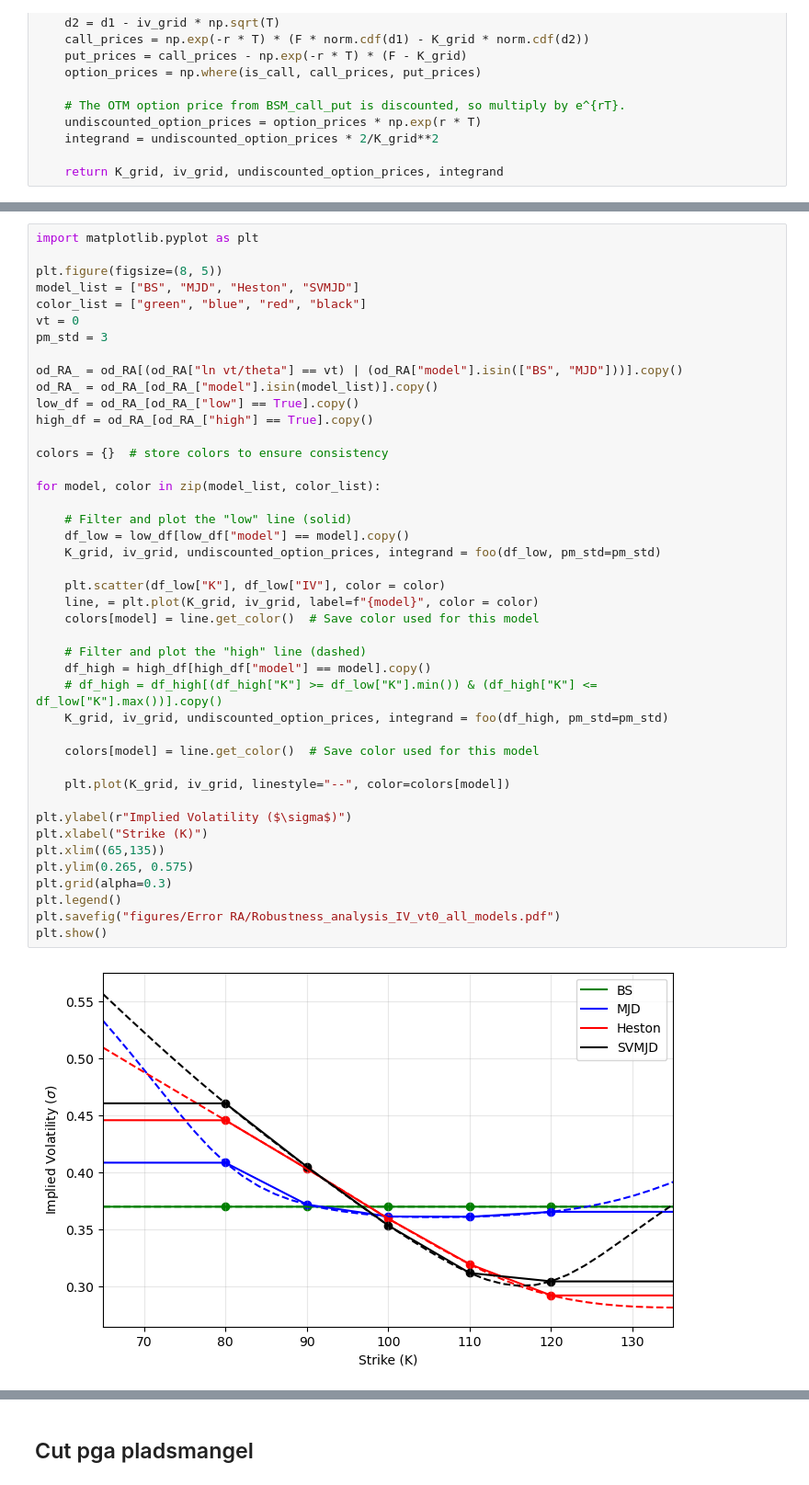
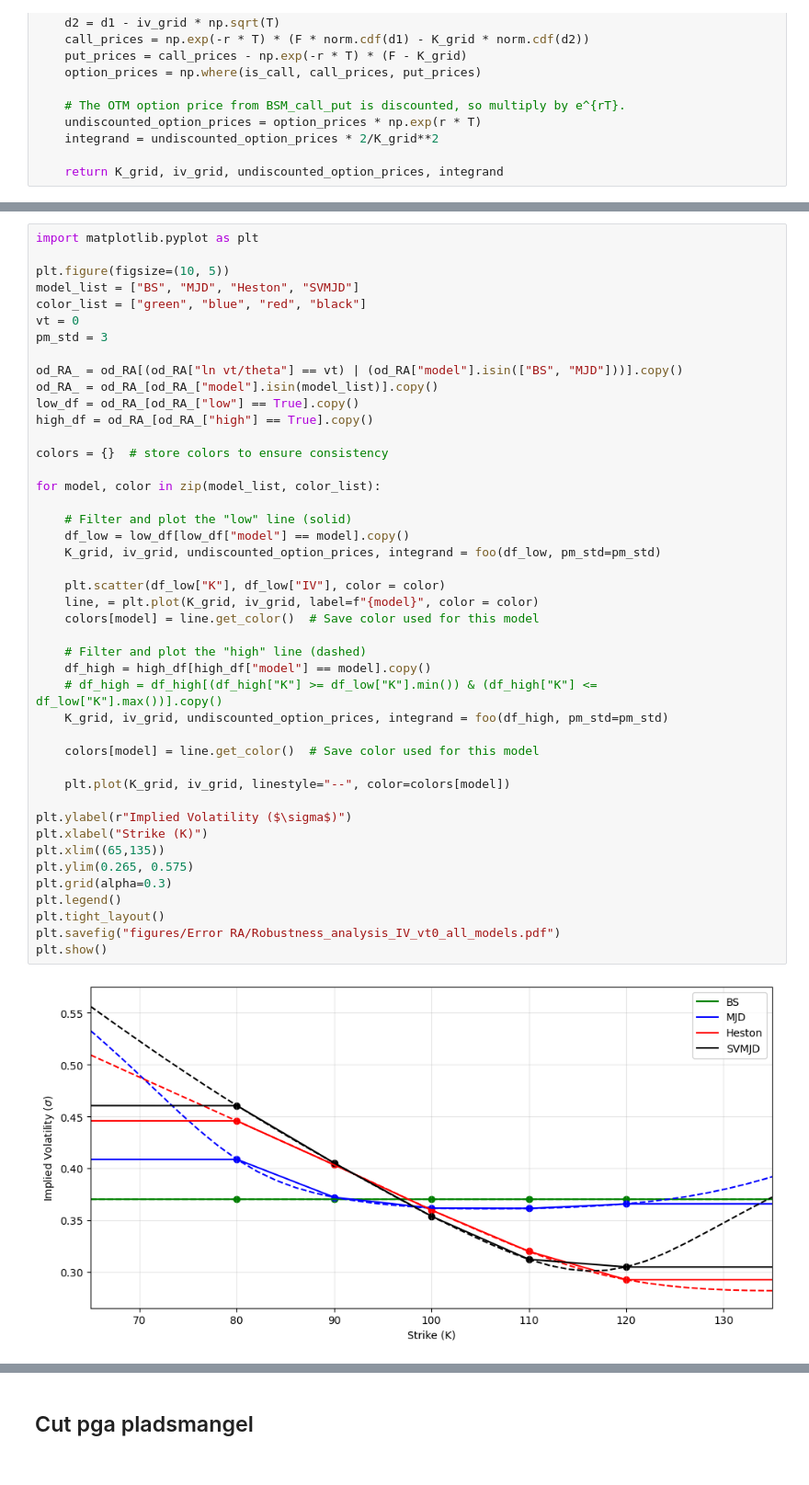
Before and after one commit to MadsHebsgaard/volpy, a Jupyter notebook: Code to produce results/Error_Robustness_Analysis.ipynb, the cells around one changed output, grey strips where cells are left out. Shown at 92% size. Cells and saved outputs as stored; diff of their text form.

```diff
--- a/Code to produce results/Error_Robustness_Analysis.ipynb
+++ b/Code to produce results/Error_Robustness_Analysis.ipynb
@@ -188,7 +234,7 @@ def foo(df, pm_std = 1.5):
 # %%
 import matplotlib.pyplot as plt
 
-plt.figure(figsize=(8, 5))
+plt.figure(figsize=(10, 5))
 model_list = ["BS", "MJD", "Heston", "SVMJD"]
 color_list = ["green", "blue", "red", "black"]
 vt = 0
@@ -202,34 +248,35 @@ high_df = od_RA_[od_RA_["high"] == True].copy()
 colors = {}  # store colors to ensure consistency
 
 for model, color in zip(model_list, color_list):
 
     # Filter and plot the "low" line (solid)
     df_low = low_df[low_df["model"] == model].copy()
     K_grid, iv_grid, undiscounted_option_prices, integrand = foo(df_low, pm_std=pm_std)
 
     plt.scatter(df_low["K"], df_low["IV"], color = color)
     line, = plt.plot(K_grid, iv_grid, label=f"{model}", color = color)
     colors[model] = line.get_color()  # Save color used for this model
 
     # Filter and plot the "high" line (dashed)
     df_high = high_df[high_df["model"] == model].copy()
     # df_high = df_high[(df_high["K"] >= df_low["K"].min()) & (df_high["K"] <= df_low["K"].max())].copy()
     K_grid, iv_grid, undiscounted_option_prices, integrand = foo(df_high, pm_std=pm_std)
 
     colors[model] = line.get_color()  # Save color used for this model
 
     plt.plot(K_grid, iv_grid, linestyle="--", color=colors[model])
 
 plt.ylabel(r"Implied Volatility ($\sigma$)")
 plt.xlabel("Strike (K)")
 plt.xlim((65,135))
 plt.ylim(0.265, 0.575)
 plt.grid(alpha=0.3)
 plt.legend()
+plt.tight_layout()
 plt.savefig("figures/Error RA/Robustness_analysis_IV_vt0_all_models.pdf")
 plt.show()
 # %% [output]
-[figure, old version]
+[figure, new version]
 # %%
 import matplotlib.pyplot as plt
 
```
Also changed, not shown: parts of 6 cells of this notebook, 18 other files.
